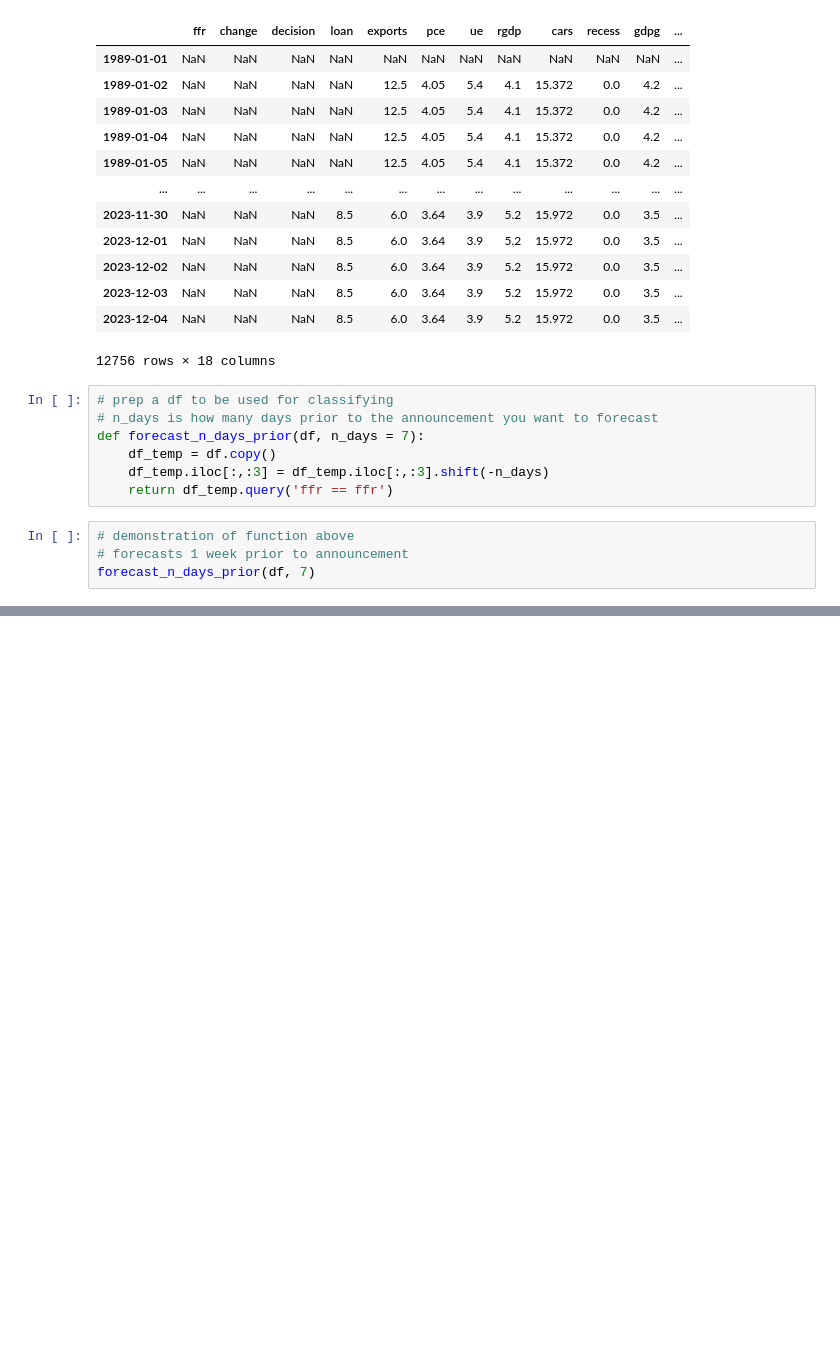
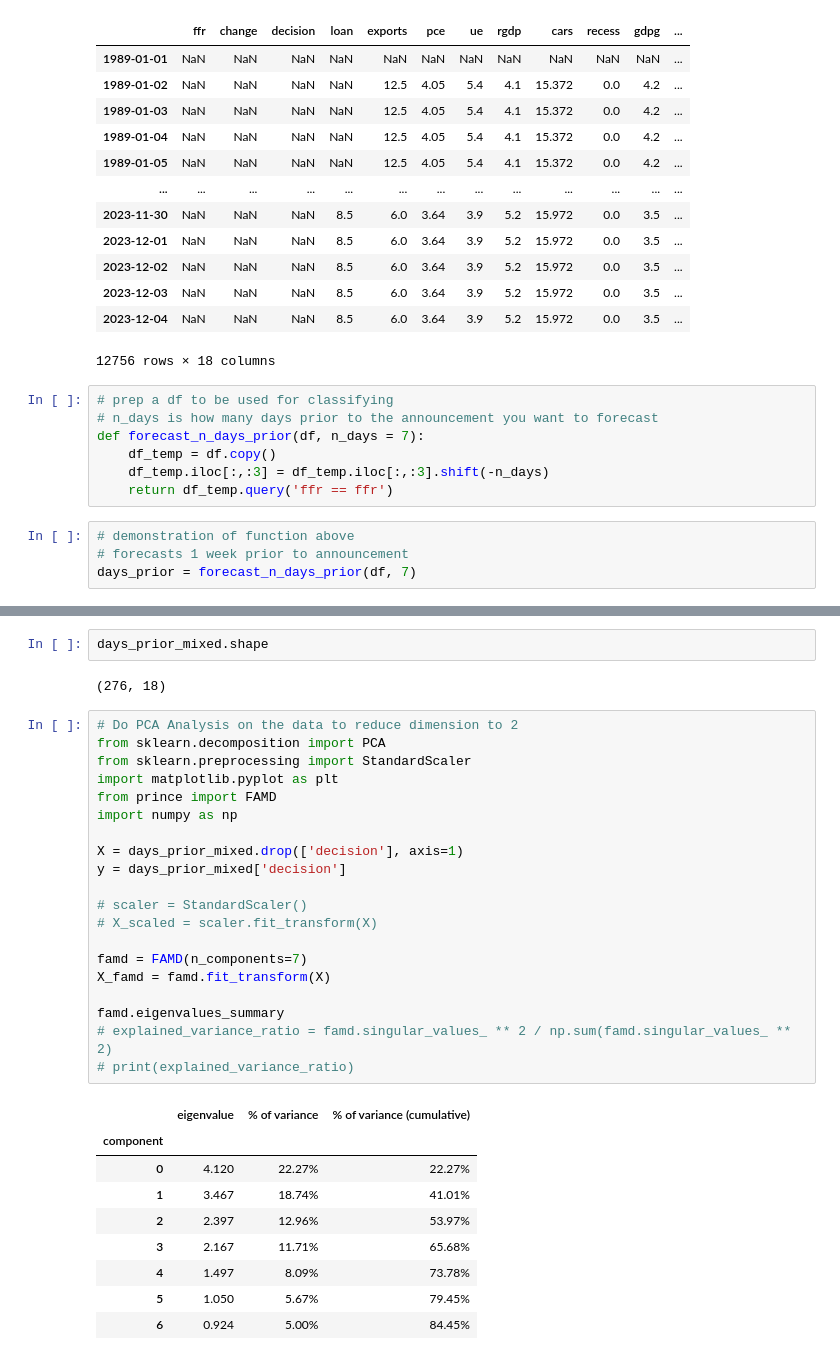
Before and after one commit to elmella/how-interest-ing, a Jupyter notebook: jakob_setup.ipynb, the cells around one changed output, grey strips where cells are left out. Saved outputs shown, nothing was run; the diff lists cells and outputs as text; blank space fills up the shorter version.

```diff
--- a/jakob_setup.ipynb
+++ b/jakob_setup.ipynb
@@ -61,4 +61,4 @@ def forecast_n_days_prior(df, n_days = 7):
 # %%
 # demonstration of function above
 # forecasts 1 week prior to announcement
-forecast_n_days_prior(df, 7)
+days_prior = forecast_n_days_prior(df, 7)
@@ -78,0 +131,34 @@ forecast_n_days_prior(df, 7)
+# %%
+days_prior_mixed.shape
+# %% [output]
+(276, 18)
+# %%
+# Do PCA Analysis on the data to reduce dimension to 2
+from sklearn.decomposition import PCA
+from sklearn.preprocessing import StandardScaler
+import matplotlib.pyplot as plt
+from prince import FAMD
+import numpy as np
+
+X = days_prior_mixed.drop(['decision'], axis=1)
+y = days_prior_mixed['decision']
+
+# scaler = StandardScaler()
+# X_scaled = scaler.fit_transform(X)
+
+famd = FAMD(n_components=7)
+X_famd = famd.fit_transform(X)
+
+famd.eigenvalues_summary
+# explained_variance_ratio = famd.singular_values_ ** 2 / np.sum(famd.singular_values_ ** 2)
+# print(explained_variance_ratio)
+# %% [output]
+|  | eigenvalue | % of variance | % of variance (cumulative) |
+| component |  |  |  |
+| 0 | 4.120 | 22.27% | 22.27% |
+| 1 | 3.467 | 18.74% | 41.01% |
+| 2 | 2.397 | 12.96% | 53.97% |
+| 3 | 2.167 | 11.71% | 65.68% |
+| 4 | 1.497 | 8.09% | 73.78% |
+| 5 | 1.050 | 5.67% | 79.45% |
+| 6 | 0.924 | 5.00% | 84.45% |
```
Also changed, not shown: parts of 13 cells of this notebook, 1 other file.
